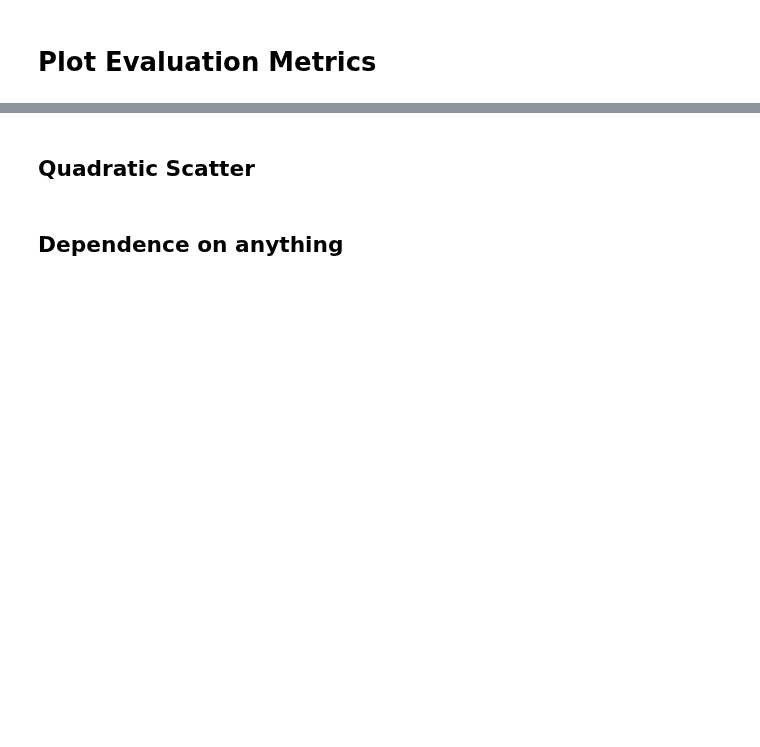
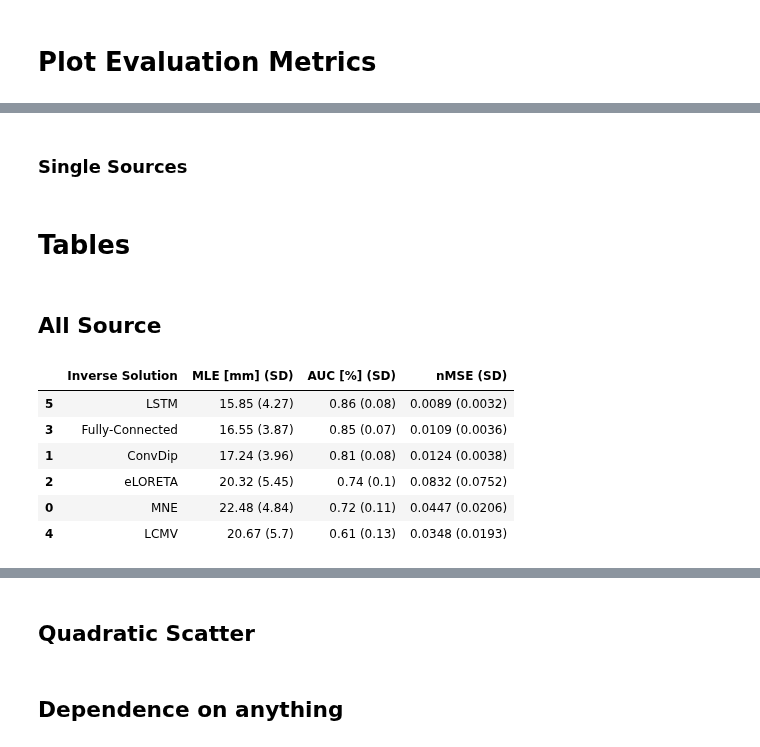
Before and after one commit to LukeTheHecker/esinet, a Jupyter notebook: evaluate/evaluate.ipynb, the cells around one changed output, grey strips where cells are left out. Saved outputs shown, nothing was run; the diff lists cells and outputs as text; code cells hidden in the pictures; blank space fills up the shorter version.

```diff
--- a/evaluate/evaluate.ipynb
+++ b/evaluate/evaluate.ipynb
@@ -375,0 +342,2 @@ findfont: Font family ['helvetica'] not found. Falling back to DejaVu Sans.
+# %% [markdown]
+### Single Sources
@@ -375,0 +362,29 @@ findfont: Font family ['helvetica'] not found. Falling back to DejaVu Sans.
+# %% [markdown]
+# Tables
+# %% [markdown]
+## All Source
+# %%
+df_of_interest = df_aio
+
+methods = set(df_of_interest.method.values)
+columns = ['method', 'mean_localization_errors', 'aucs_combined', 'nmses']  # df_aio.iloc[:, 0:6].columns
+column_names = ["Inverse Solution", "MLE [mm] (SD)", "AUC [%] (SD)", "nMSE (SD)"]
+decimals = [None, 2, 2, 4]
+
+table = pd.DataFrame(columns=column_names)
+for i, method in enumerate(methods):
+    row_dict = {column_names[0]:method}
+    for j, (column, column_name, decimal) in enumerate(zip(columns[1:], column_names[1:], decimals[1:])):
+        values = df_of_interest[df_of_interest.method==method][column].values
+        row_dict[column_name] = str(round(np.nanmedian(values), decimal)) + ' (' + str(round(np.nanstd(values), decimal)) + ')'
+    table = table.append(row_dict, ignore_index=True)
+table = table.sort_values("AUC [%] (SD)", ascending=False)
+table
+# %% [output]
+|  | Inverse Solution | MLE [mm] (SD) | AUC [%] (SD) | nMSE (SD) |
+| 5 | LSTM | 15.85 (4.27) | 0.86 (0.08) | 0.0089 (0.0032) |
+| 3 | Fully-Connected | 16.55 (3.87) | 0.85 (0.07) | 0.0109 (0.0036) |
+| 1 | ConvDip | 17.24 (3.96) | 0.81 (0.08) | 0.0124 (0.0038) |
+| 2 | eLORETA | 20.32 (5.45) | 0.74 (0.1) | 0.0832 (0.0752) |
+| 0 | MNE | 22.48 (4.84) | 0.72 (0.11) | 0.0447 (0.0206) |
+| 4 | LCMV | 20.67 (5.7) | 0.61 (0.13) | 0.0348 (0.0193) |
```
Also changed, not shown: parts of 28 cells of this notebook, 4 other files.
